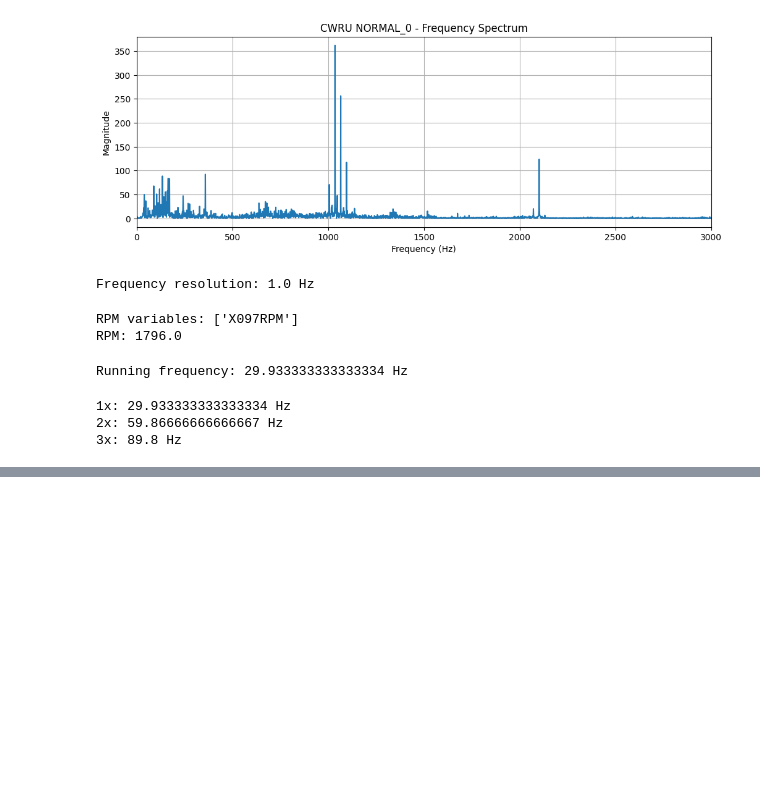
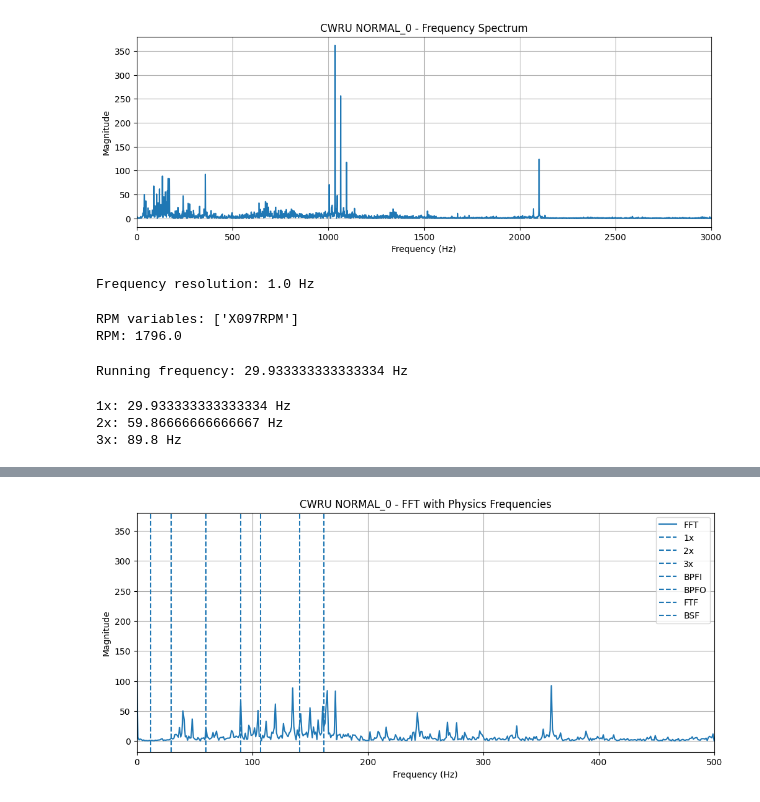
Before and after one commit to ArmaanAli971/TinyML-Vibration-Anomaly-Detection, a Jupyter notebook: notebooks/05_cwru_fft_analysis.ipynb, the cells around one changed output, grey strips where cells are left out. Cells and saved outputs as stored; diff of their text form; code cells hidden in the pictures; blank space fills up the shorter version.

Commit message:
Add CWRU physics features and EDA

```diff
--- a/notebooks/05_cwru_fft_analysis.ipynb
+++ b/notebooks/05_cwru_fft_analysis.ipynb
@@ -138,11 +138,19 @@ print("3x:", order_3x, "Hz")
 # %%
 BPFI_MULT = 5.4152
 BPFO_MULT = 3.5848
-BSF_MULT = 0.39828
+FTF_MULT = 0.39828
+BSF_MULT = 4.7135
+
+running_frequency = rpm / 60
+
 bpfi = BPFI_MULT * running_frequency
 bpfo = BPFO_MULT * running_frequency
+ftf = FTF_MULT * running_frequency
 bsf = BSF_MULT * running_frequency
-print("BPFI:", bpfi, "Hz")
-print("BPFO:", bpfo, "Hz")
-print("BSF:", bsf, "Hz")
+
+print("Running Frequency:", running_frequency)
+print("BPFI:", bpfi)
+print("BPFO:", bpfo)
+print("FTF:", ftf)
+print("BSF:", bsf)
 # %% [output]
@@ -212,3 +162,71 @@ plt.show()
+# %%
+plt.figure(figsize=(12, 5))
+
+plt.plot(
+    frequencies,
+    magnitude,
+    label="FFT"
+)
+
+# Running-speed components
+plt.axvline(
+    order_1x,
+    linestyle="--",
+    label="1x"
+)
+
+plt.axvline(
+    order_2x,
+    linestyle="--",
+    label="2x"
+)
+
+plt.axvline(
+    order_3x,
+    linestyle="--",
+    label="3x"
+)
+
+# Bearing characteristic frequencies
+plt.axvline(
+    bpfi,
+    linestyle="--",
+    label="BPFI"
+)
+
+plt.axvline(
+    bpfo,
+    linestyle="--",
+    label="BPFO"
+)
+
+plt.axvline(
+    ftf,
+    linestyle="--",
+    label="FTF"
+)
+
+plt.axvline(
+    bsf,
+    linestyle="--",
+    label="BSF"
+)
+
+plt.xlim(0, 500)
+
+plt.xlabel("Frequency (Hz)")
+plt.ylabel("Magnitude")
+
+plt.title(
+    "CWRU NORMAL_0 - FFT with Physics Frequencies"
+)
+
+plt.legend()
+plt.grid()
+
+plt.show()
+# %% [output]
+[figure, added]
 # %%
 files_to_analyze = {
     "Healthy": "../data/raw/CWRU/NORMAL_0.mat",
```
Also changed, not shown: parts of 4 cells of this notebook, 8 other files.
